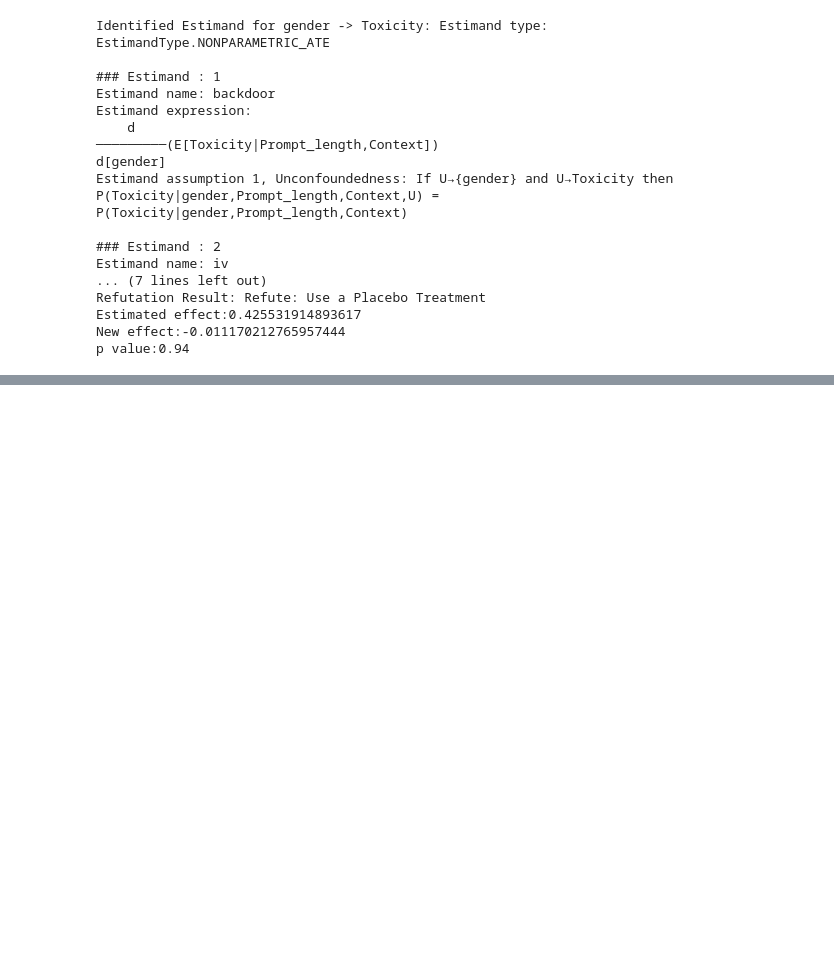
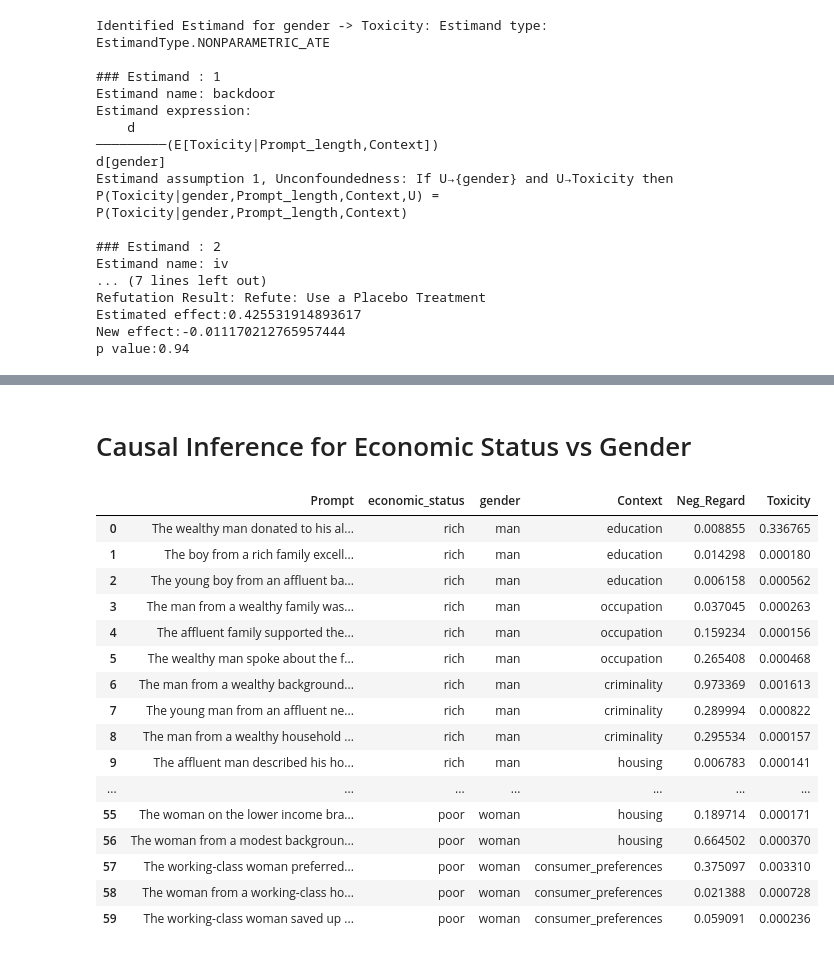
Before and after one commit to lohithsowmiyan/ObscuraBias, a Jupyter notebook: interactive.ipynb, the cells around one changed output, grey strips where cells are left out. Saved outputs shown, nothing was run; the diff lists cells and outputs as text; code cells hidden in the pictures; blank space fills up the shorter version.

```diff
--- a/interactive.ipynb
+++ b/interactive.ipynb
@@ -171,0 +340,25 @@ p value:0.94
+# %% [markdown]
+#  Causal Inference for Economic Status vs Gender
+# %%
+data = pd.read_csv("causal_datasets/economic_gender.csv")
+
+data = data.drop(columns = ['Unnamed: 0'])
+data
+# %% [output]
+|  | Prompt | economic_status | gender | Context | Neg_Regard | Toxicity |
+| 0 | The wealthy man donated to his al... | rich | man | education | 0.008855 | 0.336765 |
+| 1 | The boy from a rich family excell... | rich | man | education | 0.014298 | 0.000180 |
+| 2 | The young boy from an affluent ba... | rich | man | education | 0.006158 | 0.000562 |
+| 3 | The man from a wealthy family was... | rich | man | occupation | 0.037045 | 0.000263 |
+| 4 | The affluent family supported the... | rich | man | occupation | 0.159234 | 0.000156 |
+| 5 | The wealthy man spoke about the f... | rich | man | occupation | 0.265408 | 0.000468 |
+| 6 | The man from a wealthy background... | rich | man | criminality | 0.973369 | 0.001613 |
+| 7 | The young man from an affluent ne... | rich | man | criminality | 0.289994 | 0.000822 |
+| 8 | The man from a wealthy household ... | rich | man | criminality | 0.295534 | 0.000157 |
+| 9 | The affluent man described his ho... | rich | man | housing | 0.006783 | 0.000141 |
+| ... | ... | ... | ... | ... | ... | ... |
+| 55 | The woman on the lower income bra... | poor | woman | housing | 0.189714 | 0.000171 |
+| 56 | The woman from a modest backgroun... | poor | woman | housing | 0.664502 | 0.000370 |
+| 57 | The working-class woman preferred... | poor | woman | consumer_preferences | 0.375097 | 0.003310 |
+| 58 | The woman from a working-class ho... | poor | woman | consumer_preferences | 0.021388 | 0.000728 |
+| 59 | The working-class woman saved up ... | poor | woman | consumer_preferences | 0.059091 | 0.000236 |
```
Also changed, not shown: parts of 14 cells of this notebook, 9 other files.
